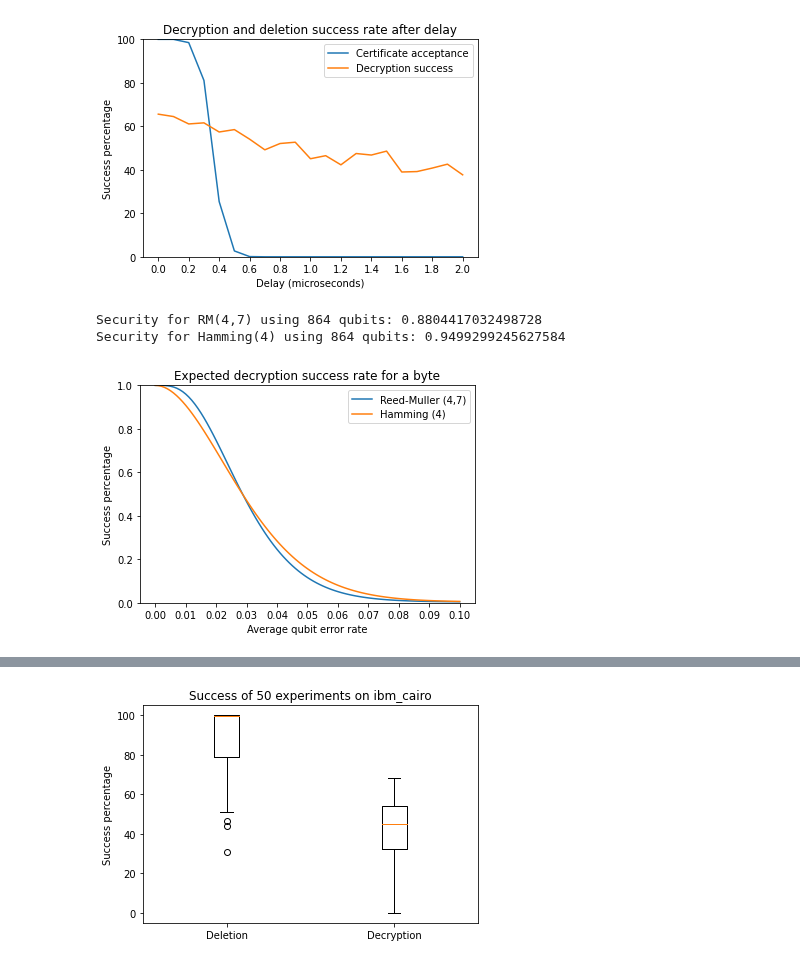
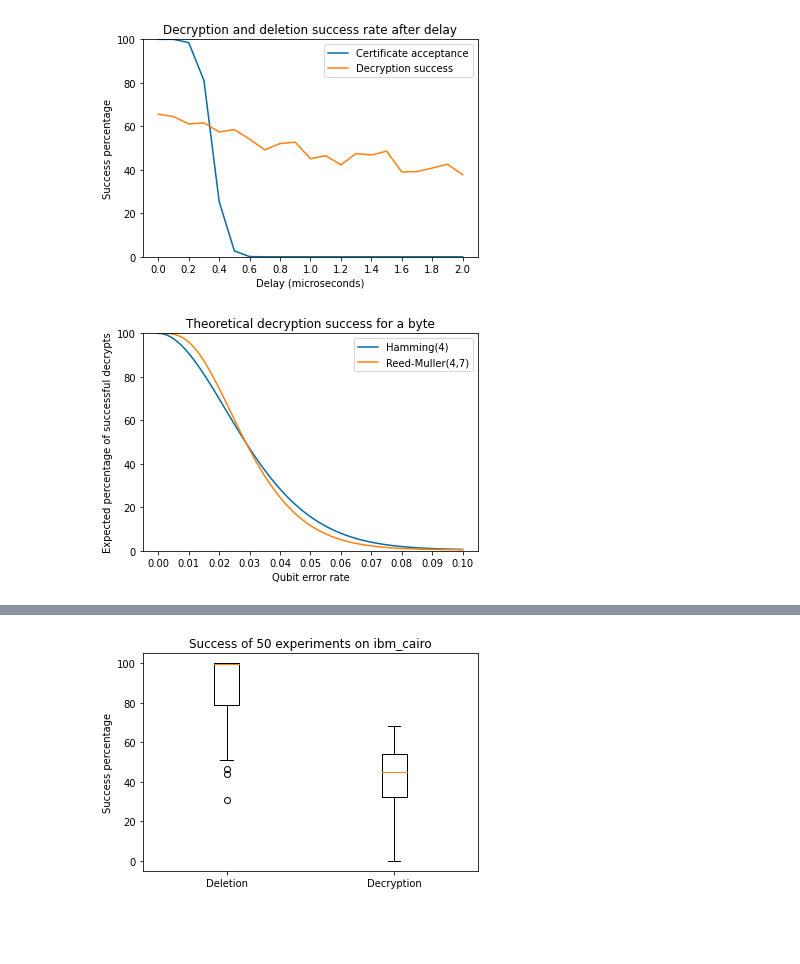
Before and after one commit to OrenScheer/certified-deletion, a Jupyter notebook: plot_creation.ipynb, the cells around one changed output, grey strips where cells are left out. Saved outputs shown, nothing was run; the diff lists cells and outputs as text; code cells hidden in the pictures; blank space fills up the shorter version.

```diff
--- a/plot_creation.ipynb
+++ b/plot_creation.ipynb
@@ -6,6 +6,8 @@ import scheme_parameters
 # %%
 # Unzip files
 # shutil.unpack_archive("data_export.zip", "data")
+
+plt.style.use('tableau-colorblind10')
 # %%
 folder_prefix = "data/report/delay-oslo"
 experiment_group_id = "delay"
@@ -77,23 +80,19 @@ def expected_success_for_certificate_acceptance(error_rate: float, params: schem
         errors_accepted = floor(maximum_weight)
     return binom.cdf(errors_accepted, params.k, error_rate)
 # %%
-print(f"Security for RM(4,7) using {scheme_parameters.byte_rm_4_7.m} qubits: {optimize_for_params(scheme_parameters.byte_rm_4_7)}")
-print(f"Security for Hamming(4) using {scheme_parameters.byte_hamming_4.m} qubits: {optimize_for_params(scheme_parameters.byte_hamming_4)}")
+x = [i*0.001 for i in range(101)]
+rm_success = [expected_success_for_rm_code(4, 7, x_i, scheme_parameters.byte_rm_4_7)*100 for x_i in x]
+hamming_success = [expected_success_for_hamming_code(4, x_i, scheme_parameters.byte_hamming_4)*100 for x_i in x]
 
-x = [i*0.001 for i in range(101)]
-rm_success = [expected_success_for_rm_code(4, 7, x_i, scheme_parameters.byte_rm_4_7) for x_i in x]
-hamming_success = [expected_success_for_hamming_code(4, x_i, scheme_parameters.byte_hamming_4) for x_i in x]
-
-plt.title("Expected decryption success rate for a byte")
-plt.xlabel("Average qubit error rate")
-plt.ylabel("Success percentage")
+plt.title("Theoretical decryption success for a byte")
+plt.xlabel("Qubit error rate")
+plt.ylabel("Expected percentage of successful decrypts")
 plt.xticks([i*0.01 for i in range(11)])
-plt.ylim(0, 1)
-plt.plot(x, rm_success, label="Reed-Muller (4,7)")
-plt.plot(x, hamming_success, label="Hamming (4)")
+plt.ylim(0, 100)
+plt.plot(x, hamming_success, label="Hamming(4)")
+plt.plot(x, rm_success, label="Reed-Muller(4,7)")
 plt.legend()
+plt.savefig("results/expected_decryption_success.png", dpi=300)
 plt.show()
 # %% [output]
-Security for RM(4,7) using 864 qubits: 0.8804417032498728
-Security for Hamming(4) using 864 qubits: 0.9499299245627584
-[figure, old version]
+[figure, new version]
```
Also changed, not shown: parts of 11 cells of this notebook, 13 other files.
